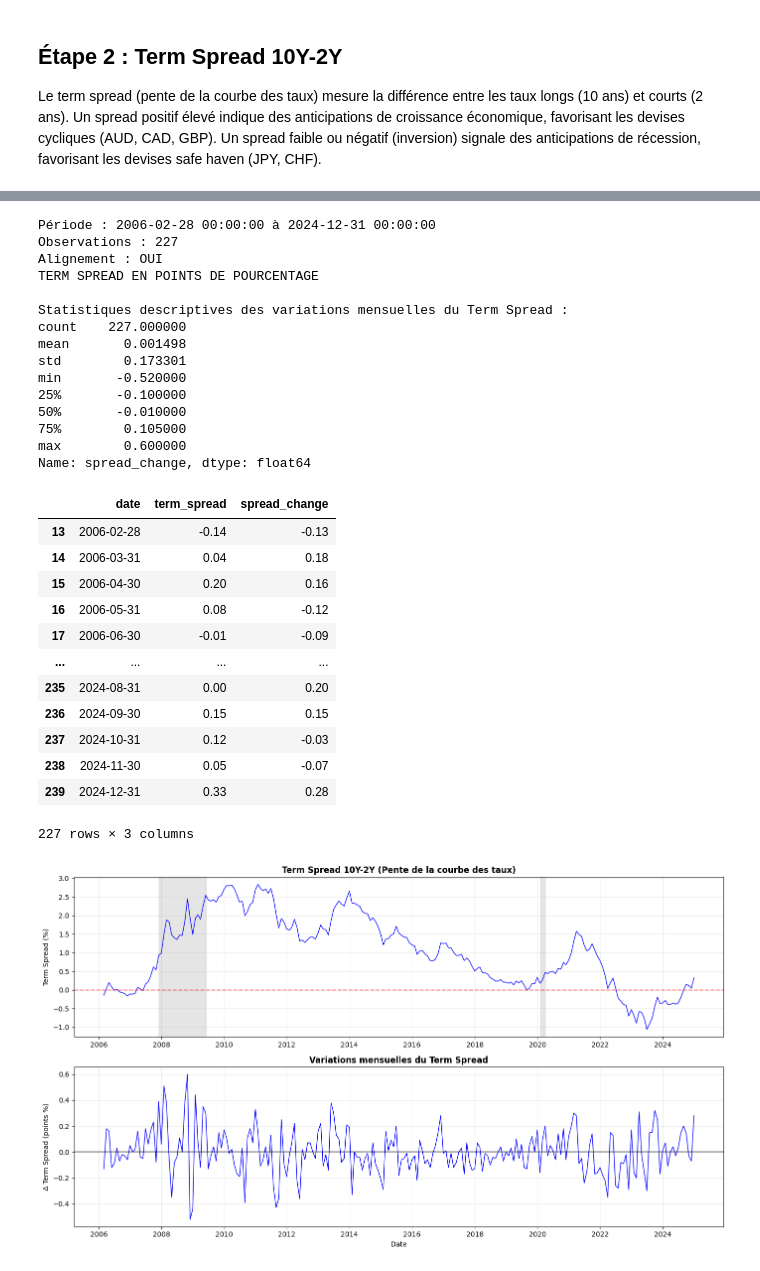
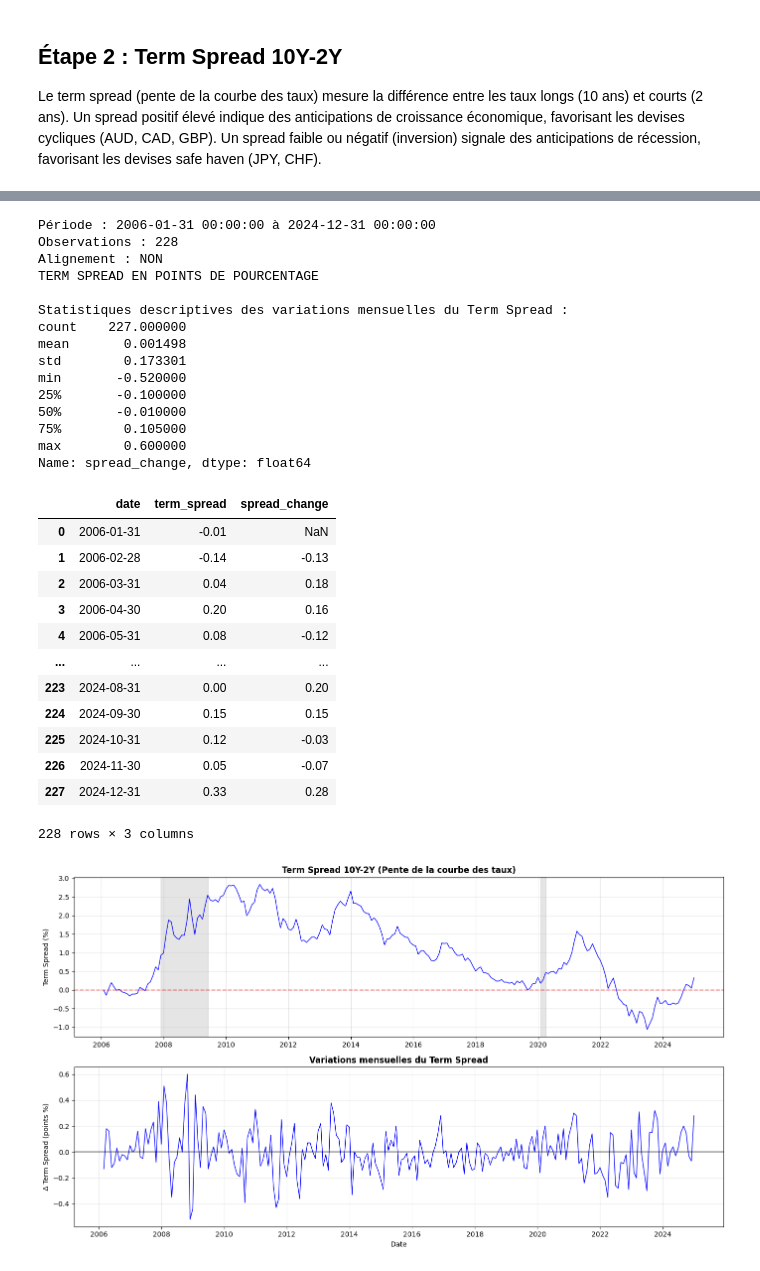
Before and after one commit to Lilas-Bertot/ETUDE-DE-CAS-2, a Jupyter notebook: Étude de cas 2.ipynb, the cells around one changed output, grey strips where cells are left out. Drawn from its saved outputs; the diff is of its cells as text; code cells hidden in the pictures.

```diff
--- a/Étude de cas 2.ipynb
+++ b/Étude de cas 2.ipynb
@@ -961,6 +986,10 @@ term_spread_data = pd.read_csv('T10Y2Y.csv')
 term_spread_data.columns = ['date', 'term_spread']
 term_spread_data['date'] = pd.to_datetime(term_spread_data['date'])
 
+# Filtrer pour commencer au 1er janvier 2006
+term_spread_data = term_spread_data[term_spread_data['date'] >= '2006-01-01'].copy()
+term_spread_data = term_spread_data.dropna()
+
 print(f"Période : {term_spread_data['date'].min()} à {term_spread_data['date'].max()}")
 print(f"\nStatistiques descriptives du Term Spread :")
 print(term_spread_data['term_spread'].describe())
@@ -1023,51 +1052,48 @@ Période : 2005-01-31 00:00:00 à 2024-12-31 00:00:00
 # %%
 # Conversion mensuelle du term spread
 # IMPORTANT : Pour le term spread, on utilise la DIFFÉRENCE (Δspread) et non le rendement log
 # Le spread est déjà une différence de taux, donc on prend spread(t) - spread(t-1)
 
 # Calcul différence mensuelle
 term_spread_monthly['spread_change'] = term_spread_monthly['term_spread'].diff()
-
-# Filtrage : Garder à partir de 2006-02-28
-term_spread_monthly = term_spread_monthly[term_spread_monthly['date'] >= '2006-02-01'].copy()
 
 print(f"Période : {term_spread_monthly['date'].min()} à {term_spread_monthly['date'].max()}")
 print(f"Observations : {len(term_spread_monthly)}")
 print(f"Alignement : {'OUI' if len(term_spread_monthly) == len(returns) else 'NON'}")
 print("TERM SPREAD EN POINTS DE POURCENTAGE")
 print(f"\nStatistiques descriptives des variations mensuelles du Term Spread :")
 print(term_spread_monthly['spread_change'].describe())
 
 term_spread_monthly[['date', 'term_spread', 'spread_change']]
 # %% [output]
-Période : 2006-02-28 00:00:00 à 2024-12-31 00:00:00
-Observations : 227
-Alignement : OUI
+Période : 2006-01-31 00:00:00 à 2024-12-31 00:00:00
+Observations : 228
+Alignement : NON
 TERM SPREAD EN POINTS DE POURCENTAGE
 
 Statistiques descriptives des variations mensuelles du Term Spread :
 count    227.000000
 mean       0.001498
 std        0.173301
 min       -0.520000
 25%       -0.100000
 50%       -0.010000
 75%        0.105000
 max        0.600000
 Name: spread_change, dtype: float64
 |  | date | term_spread | spread_change |
-| 13 | 2006-02-28 | -0.14 | -0.13 |
-| 14 | 2006-03-31 | 0.04 | 0.18 |
-| 15 | 2006-04-30 | 0.20 | 0.16 |
-| 16 | 2006-05-31 | 0.08 | -0.12 |
-| 17 | 2006-06-30 | -0.01 | -0.09 |
+| 0 | 2006-01-31 | -0.01 | NaN |
+| 1 | 2006-02-28 | -0.14 | -0.13 |
+| 2 | 2006-03-31 | 0.04 | 0.18 |
+| 3 | 2006-04-30 | 0.20 | 0.16 |
+| 4 | 2006-05-31 | 0.08 | -0.12 |
 | ... | ... | ... | ... |
-| 235 | 2024-08-31 | 0.00 | 0.20 |
-| 236 | 2024-09-30 | 0.15 | 0.15 |
-| 237 | 2024-10-31 | 0.12 | -0.03 |
-| 238 | 2024-11-30 | 0.05 | -0.07 |
-| 239 | 2024-12-31 | 0.33 | 0.28 |
+| 223 | 2024-08-31 | 0.00 | 0.20 |
+| 224 | 2024-09-30 | 0.15 | 0.15 |
+| 225 | 2024-10-31 | 0.12 | -0.03 |
+| 226 | 2024-11-30 | 0.05 | -0.07 |
+| 227 | 2024-12-31 | 0.33 | 0.28 |
-227 rows × 3 columns
+228 rows × 3 columns
 # %%
 # Graphique Term Spread
 fig, (ax1, ax2) = plt.subplots(2, 1, figsize=(14, 8))
```
Also changed, not shown: parts of 31 cells of this notebook, 1 other file.
